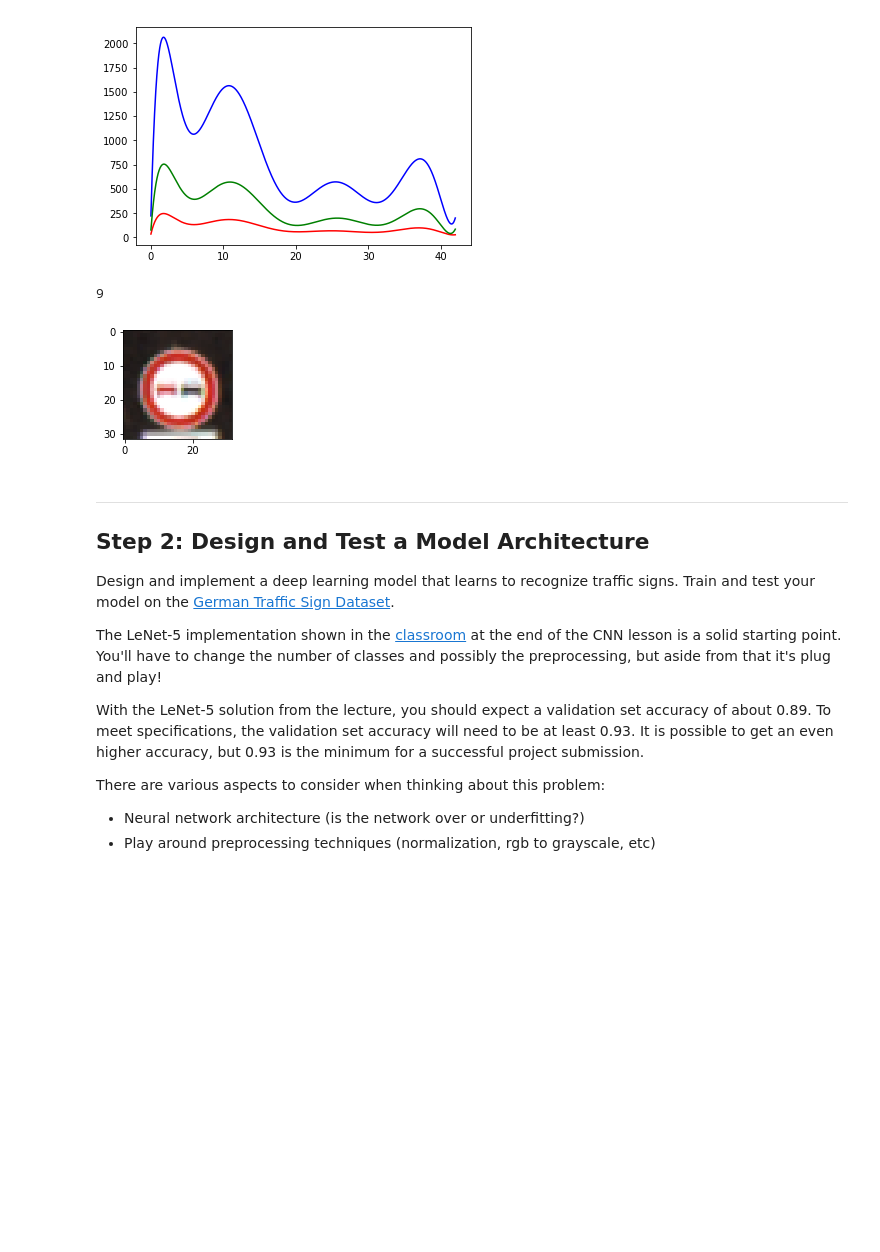
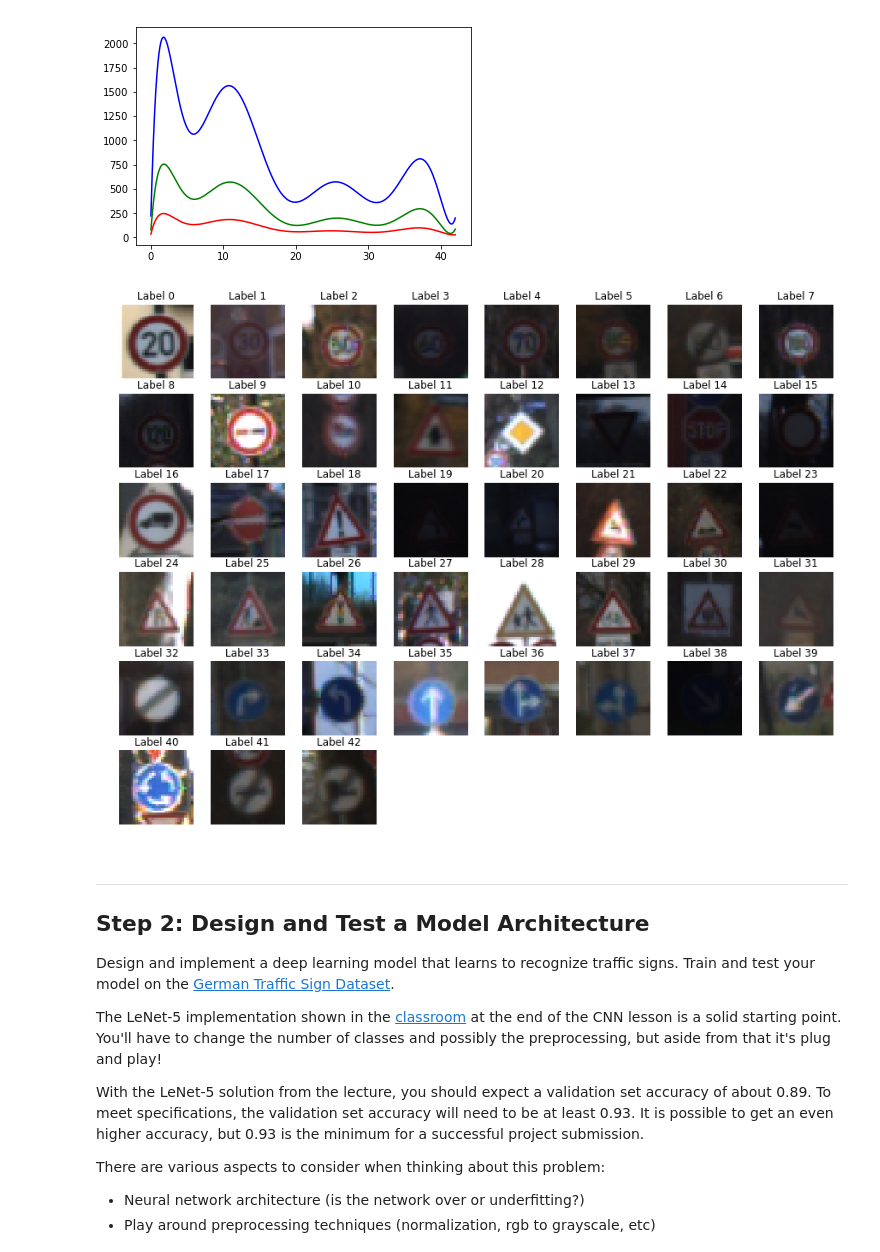
Before and after one commit to vburca/SDC-ND, a Jupyter notebook: projects/p2-traffic_sign_classifier/Traffic_Sign_Classifier.ipynb, the cells around one changed output. Cells and saved outputs as stored; diff of their text form; code cells hidden in the pictures; blank space fills up the shorter version.

```diff
--- a/projects/p2-traffic_sign_classifier/Traffic_Sign_Classifier.ipynb
+++ b/projects/p2-traffic_sign_classifier/Traffic_Sign_Classifier.ipynb
@@ -161,19 +161,22 @@ plt.show()
 # %% [output]
 [figure]
 [figure]
-# %%
-### PRINT SOME SAMPLE IMAGES
-import random
-
-index = random.randint(0, len(X_train))
-image = X_train[index].squeeze()
-
-plt.figure(figsize=(2,2))
-plt.imshow(image)
-print(y_train[index])
-# %% [output]
-9
-[figure, removed]
+# %%
+### PRINT SOME SAMPLE IMAGES
+uniques = np.unique(y_train, return_index=True)
+
+plt.figure(figsize=(15, 15))
+
+z = np.dstack((uniques[0], uniques[1])).squeeze()
+
+for c, i in z:
+    image = X_train[i].squeeze()
+    plt.subplot(8, 8, c + 1)
+    plt.axis('off')
+    plt.title("Label {0}".format(c))
+    plt.imshow(image)
+# %% [output]
+[figure, added]
 # %% [markdown]
 ----
 
```
Also changed, not shown: parts of 24 cells of this notebook, 5 other files.
